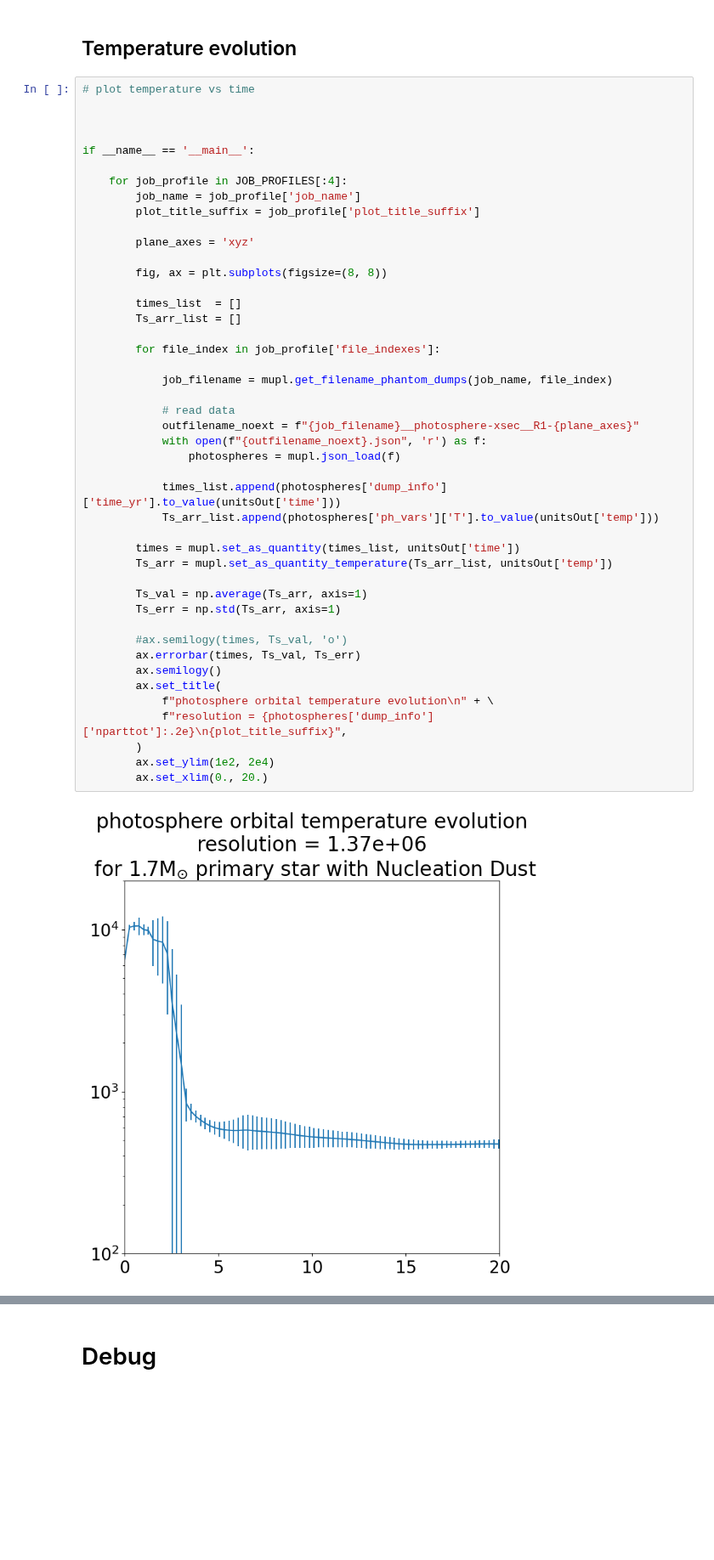
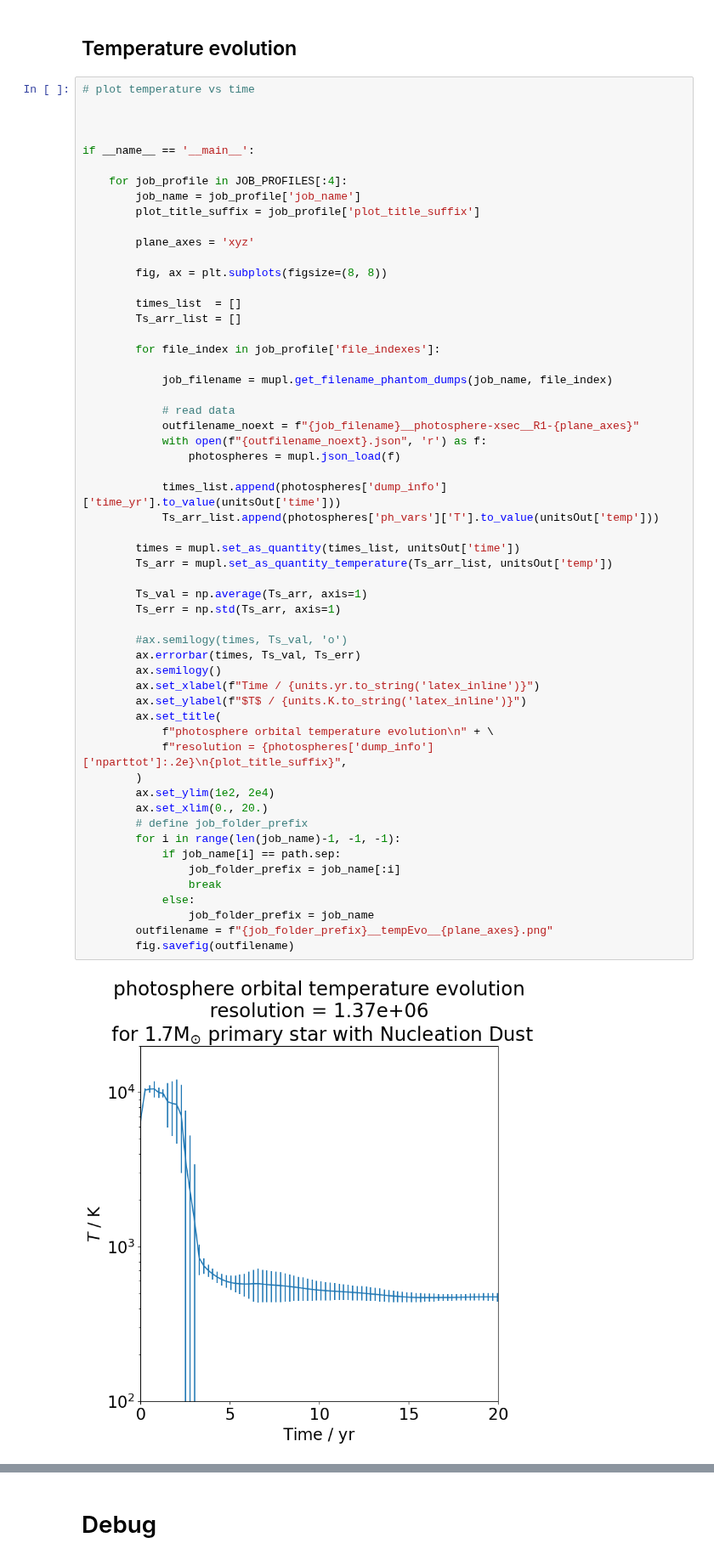
Before and after one commit to chunliangmu/RTinCEE-scripts-2024, a Jupyter notebook: script_PhLocCircles_analysis.ipynb, the cells around one changed output, grey strips where cells are left out. Shown at 85% size. Drawn from its saved outputs; the diff is of its cells as text; blank space fills up the shorter version.

```diff
--- a/script_PhLocCircles_analysis.ipynb
+++ b/script_PhLocCircles_analysis.ipynb
@@ -438,31 +439,42 @@ if __name__ == '__main__':
         Ts_arr_list = []
 
         for file_index in job_profile['file_indexes']:
 
             job_filename = mupl.get_filename_phantom_dumps(job_name, file_index)
 
             # read data
             outfilename_noext = f"{job_filename}__photosphere-xsec__R1-{plane_axes}"
             with open(f"{outfilename_noext}.json", 'r') as f:
                 photospheres = mupl.json_load(f)
 
             times_list.append(photospheres['dump_info']['time_yr'].to_value(unitsOut['time']))
             Ts_arr_list.append(photospheres['ph_vars']['T'].to_value(unitsOut['temp']))
 
         times = mupl.set_as_quantity(times_list, unitsOut['time'])
         Ts_arr = mupl.set_as_quantity_temperature(Ts_arr_list, unitsOut['temp'])
 
         Ts_val = np.average(Ts_arr, axis=1)
         Ts_err = np.std(Ts_arr, axis=1)
 
         #ax.semilogy(times, Ts_val, 'o')
         ax.errorbar(times, Ts_val, Ts_err)
         ax.semilogy()
+        ax.set_xlabel(f"Time / {units.yr.to_string('latex_inline')}")
+        ax.set_ylabel(f"$T$ / {units.K.to_string('latex_inline')}")
         ax.set_title(
             f"photosphere orbital temperature evolution\n" + \
             f"resolution = {photospheres['dump_info']['nparttot']:.2e}\n{plot_title_suffix}",
         )
         ax.set_ylim(1e2, 2e4)
         ax.set_xlim(0., 20.)
+        # define job_folder_prefix
+        for i in range(len(job_name)-1, -1, -1):
+            if job_name[i] == path.sep:
+                job_folder_prefix = job_name[:i]
+                break
+            else:
+                job_folder_prefix = job_name
+        outfilename = f"{job_folder_prefix}__tempEvo__{plane_axes}.png"
+        fig.savefig(outfilename)
 # %% [output]
-[figure, old version]
+[figure, new version]
```
Also changed, not shown: parts of 3 cells of this notebook, 3 other files.
